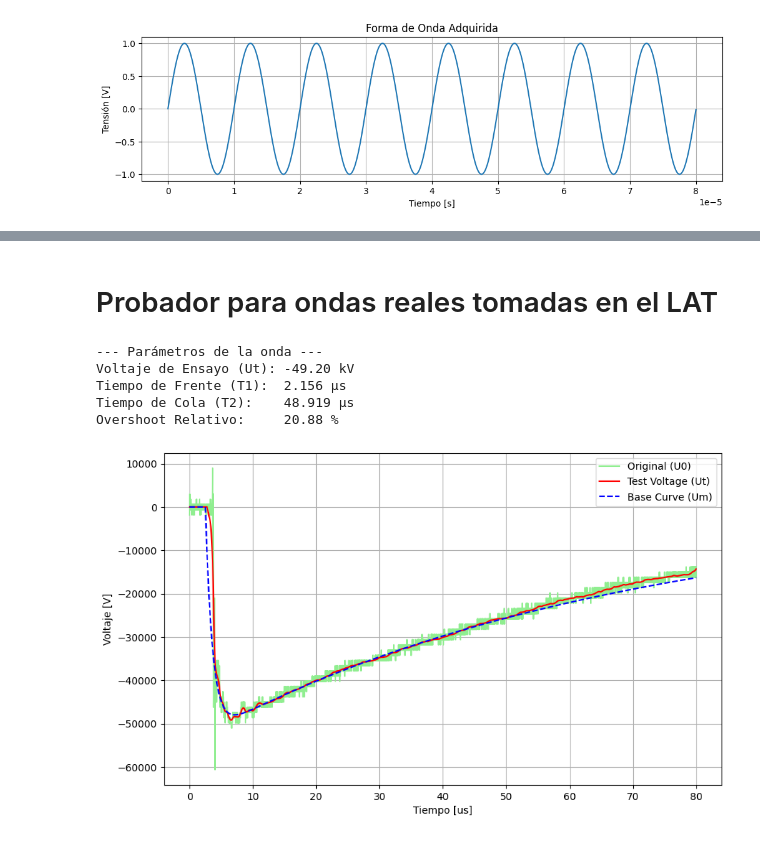
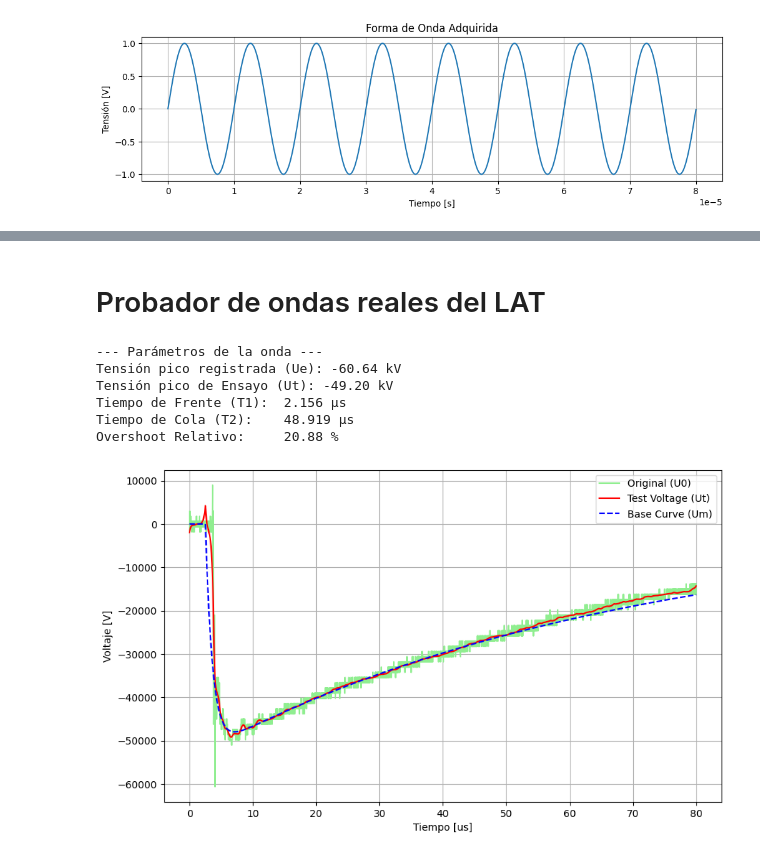
Before and after one commit to DamianTardon/Repositorio_PI, a Jupyter notebook: src/Tester.ipynb, the cells around one changed output, grey strips where cells are left out. Cells and saved outputs as stored; diff of their text form; code cells hidden in the pictures.

```diff
--- a/src/Tester.ipynb
+++ b/src/Tester.ipynb
@@ -371,10 +233,10 @@ Máximo de tensión de la curva base (Ub): 47.98 kV
 # %% [markdown]
-# Probador para ondas reales tomadas en el LAT
+# Probador de ondas reales del LAT
 # %%
 from pathlib import Path
 import matplotlib.pyplot as plt
 from administrar_carpetas import *
-from procesador_de_senales import *
+from procesador_de_senales_2 import *
 from report import *
 
 if __name__ == "__main__":
@@ -396,14 +258,15 @@ if __name__ == "__main__":
         analyzer.signal_processing()
 
         print("\n--- Parámetros de la onda ---")
-        print(f"Voltaje de Ensayo (Ut): {analyzer.results['Ut']/1e3:.2f} kV")
+        print(f"Tensión pico registrada (Ue): {analyzer.results['Ue']/1e3:.2f} kV")
+        print(f"Tensión pico de Ensayo (Ut): {analyzer.results['Ut']/1e3:.2f} kV")
         print(f"Tiempo de Frente (T1):  {analyzer.results['T1']*1e6:.3f} µs")
         print(f"Tiempo de Cola (T2):    {analyzer.results['T2']*1e6:.3f} µs")
         print(f"Overshoot Relativo:     {analyzer.results['Beta_prime']:.2f} %")
 
         # Graficar resultado final
         plt.figure(figsize=(10,6))
-        plt.plot(analyzer.time_axis*1e6, analyzer.zeroed_curve * analyzer.factor, color='lightgreen', label='Original (U0)')
+        plt.plot(analyzer.time_axis*1e6, analyzer.zeroed_curve, color='lightgreen', label='Original (U0)')
         plt.plot(analyzer.time_axis*1e6, analyzer.test_voltage_curve, color='red', linestyle='-', label='Test Voltage (Ut)')
         plt.plot(analyzer.time_axis*1e6, analyzer.base_curve * analyzer.factor, color='blue', linestyle='--', label='Base Curve (Um)')
         plt.xlabel("Tiempo [us]")
@@ -420,17 +283,19 @@ if __name__ == "__main__":
         print(f"Offset removido: {analyzer.offset_value/1000:.2f} kV")
         plot_offset_compensated_curve(analyzer.time_axis, analyzer.zeroed_curve)
 
-        # Paso 2: Normalizar y detectar pico.
+        # Paso 2: Detectar pico y normalizar.
+        analyzer._polarity_normalization()
         analyzer._normalize_waveform()
-        print(f"Pico detectado: {analyzer.peak_value/1000:.2f} kV")
+        print(f"Pico detectado: {analyzer.Ue/1000:.2f} kV")
         print(f"Polaridad: {analyzer.polarity}")
         # Graficar la señal normalizada
-        plot_normalized_curve(analyzer.time_axis, analyzer.norm_voltage)
+        #plot_normalized_curve(analyzer.time_axis, analyzer.norm_voltage)
+        plot_normalized_curve(analyzer.time_axis, analyzer.zeroed_curve_abs)
 
         # Paso 3: Recortar la señal entre 20 % del frente y 40 % de la cola.
         analyzer._cutting_signal()
         print(f"Muestras seleccionadas para ajuste = {len(analyzer.fit_voltage)}.")
-        plot_cutting_signal(analyzer.time_axis, analyzer.zeroed_curve, analyzer.fit_time, analyzer.fit_voltage)
+        plot_cutting_signal(analyzer.time_axis, analyzer.zeroed_curve_abs, analyzer.fit_time, analyzer.fit_voltage)
 
         # Paso 4: Ajuste de la señal recortada con función de doble exponencial.
         analyzer._fit_base_curve()
@@ -440,36 +305,37 @@ if __name__ == "__main__":
         # Paso 5: Obtener la curva base.
         analyzer._construct_base_curve()
         print(f"Máximo de tensión de la curva base (Ub): {analyzer.Ub/1000:.2f} kV")
-        plot_base_curve(analyzer.time_axis, analyzer.raw_voltage, analyzer.base_curve)
+        plot_base_curve(analyzer.time_axis, analyzer.zeroed_curve_abs, analyzer.base_curve)
 
         # Paso 6: Calcular la curva residual.
         analyzer._calculate_residual_curve()
         plot_residual_curve(analyzer.time_axis, analyzer.residual_curve)
 
         # Paso 7: Filtrar la curva residual.
         analyzer._filter_to_residual()
         plot_filtered_residual_curve(analyzer.time_axis, analyzer.filtered_residual)
 
         # Paso 8: Calcular la curva de tensión de ensayo Ut(t) y su valor máximo Ut.
         analyzer._construct_test_voltage_curve()
         print(f"Valor máximo de la tensión de ensayo (Ut): {analyzer.Ut/1000:.2f} kV")
         plot_test_voltage_curve(analyzer.time_axis, analyzer.test_voltage_curve)
 
         # Paso 9: Calcular los parámetros característicos de la onda de impulso.
         analyzer._calculate_parameters()
 
         print("Parámetros característicos de la onda de impulso:")
         print(f"Ut = {analyzer.results['Ut']/1e3:.2f} kV")
         print(f"T1 = {analyzer.results['T1']*1e6:.2f} µs")
         print(f"T2 = {analyzer.results['T2']*1e6:.2f} µs")
         print(f"O1 = {analyzer.results['O1']*1e6:.2f} µs")
         print(f"Beta' = {analyzer.results['Beta_prime']:.2f} %")
         print(f"Ue = {analyzer.results['Ue']/1e3:.2f} kV")
         print(f"Ub = {analyzer.results['Ub']/1e3:.2f} kV")
 # %% [output]
 --- Parámetros de la onda ---
-Voltaje de Ensayo (Ut): -49.20 kV
+Tensión pico registrada (Ue): -60.64 kV
+Tensión pico de Ensayo (Ut): -49.20 kV
 Tiempo de Frente (T1):  2.156 µs
 Tiempo de Cola (T2):    48.919 µs
 Overshoot Relativo:     20.88 %
-[figure, old version]
+[figure, new version]
```
Also changed, not shown: parts of 8 cells of this notebook, 5 other files.
